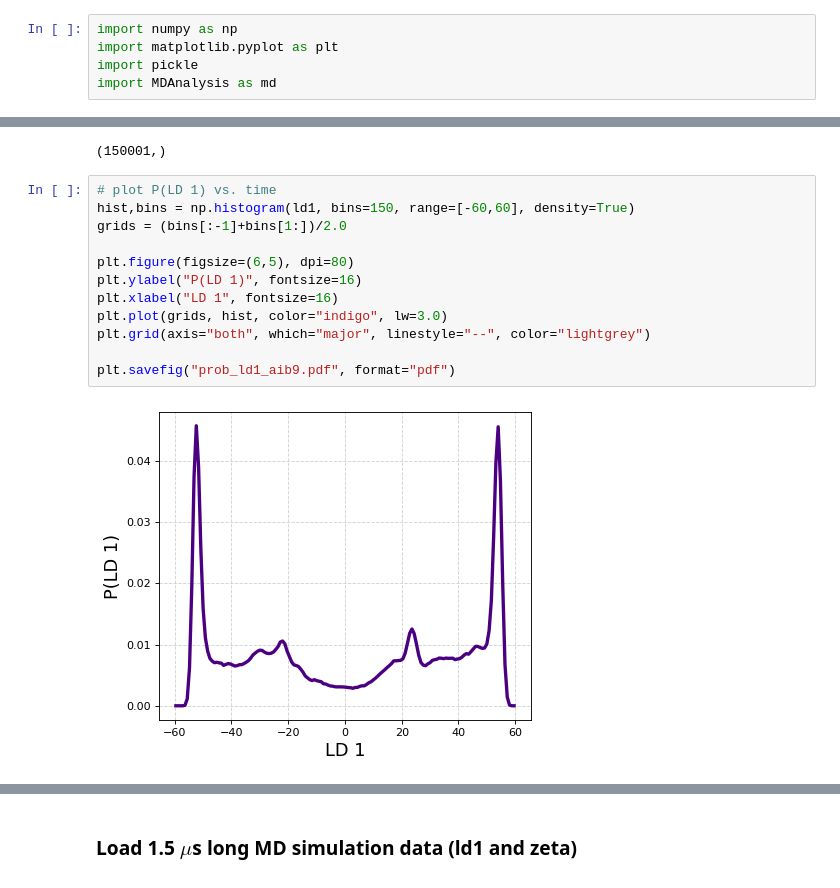
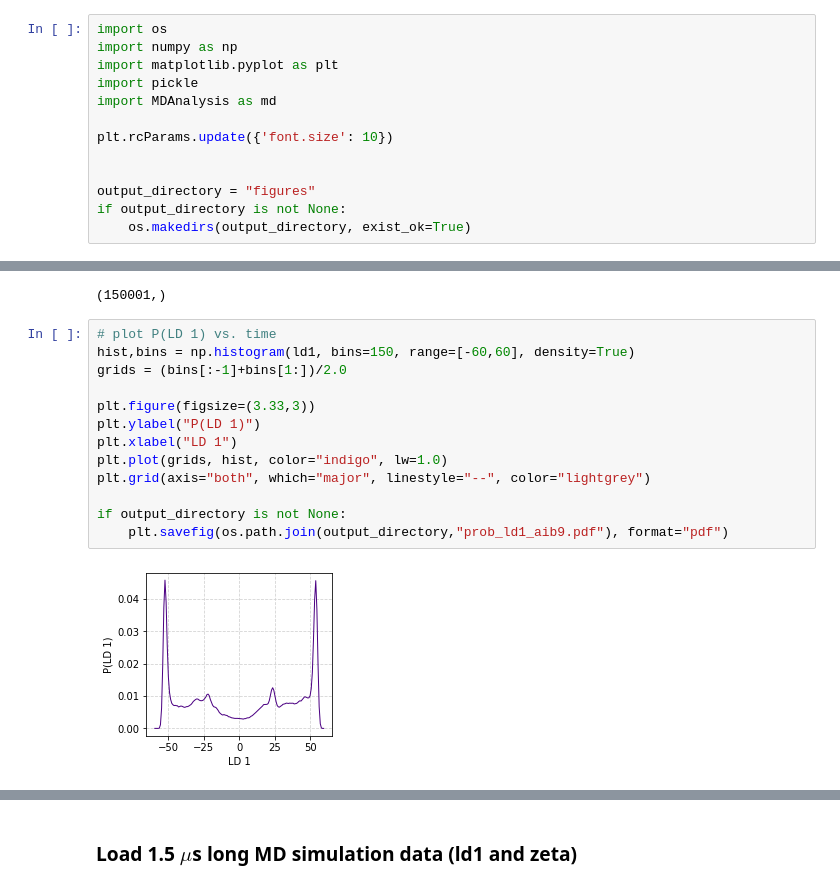
Before and after one commit to SasmalSubarna/posLDA_paper_2023, a Jupyter notebook: AIB9/notebooks/aib9_figures_pLDA.ipynb, the cells around one changed output, grey strips where cells are left out. Saved outputs shown, nothing was run; the diff lists cells and outputs as text.

Commit message:
update aib9 figure notebook

```diff
--- a/AIB9/notebooks/aib9_figures_pLDA.ipynb
+++ b/AIB9/notebooks/aib9_figures_pLDA.ipynb
@@ -1,8 +1,16 @@
 # %%
+import os
 import numpy as np
 import matplotlib.pyplot as plt
 import pickle
 import MDAnalysis as md
+
+plt.rcParams.update({'font.size': 10})
+
+
+output_directory = "figures"
+if output_directory is not None:
+    os.makedirs(output_directory, exist_ok=True)
 # %%
 # inputs
 gamma = 2.0 # BF/gamma=T+delT/T
@@ -65,17 +135,18 @@ print(zeta.shape)
 # %%
 # plot P(LD 1) vs. time
 hist,bins = np.histogram(ld1, bins=150, range=[-60,60], density=True)
 grids = (bins[:-1]+bins[1:])/2.0
 
-plt.figure(figsize=(6,5), dpi=80)
-plt.ylabel("P(LD 1)", fontsize=16)
-plt.xlabel("LD 1", fontsize=16)
-plt.plot(grids, hist, color="indigo", lw=3.0)
+plt.figure(figsize=(3.33,3))
+plt.ylabel("P(LD 1)")
+plt.xlabel("LD 1")
+plt.plot(grids, hist, color="indigo", lw=1.0)
 plt.grid(axis="both", which="major", linestyle="--", color="lightgrey")
 
-plt.savefig("prob_ld1_aib9.pdf", format="pdf")
+if output_directory is not None:
+    plt.savefig(os.path.join(output_directory,"prob_ld1_aib9.pdf"), format="pdf")
 # %% [output]
-[figure, old version]
+[figure, new version]
 # %%
 fig, axs = plt.subplots(1,2, figsize=(10,5), dpi=100)
 
```
Also changed, not shown: parts of 16 cells of this notebook.
